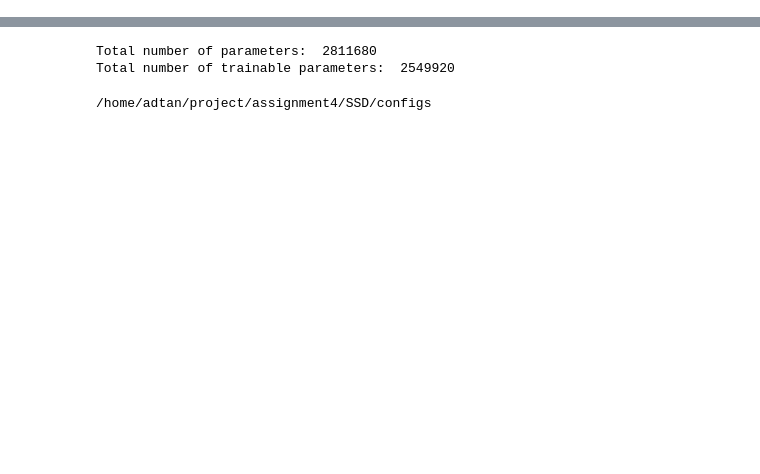
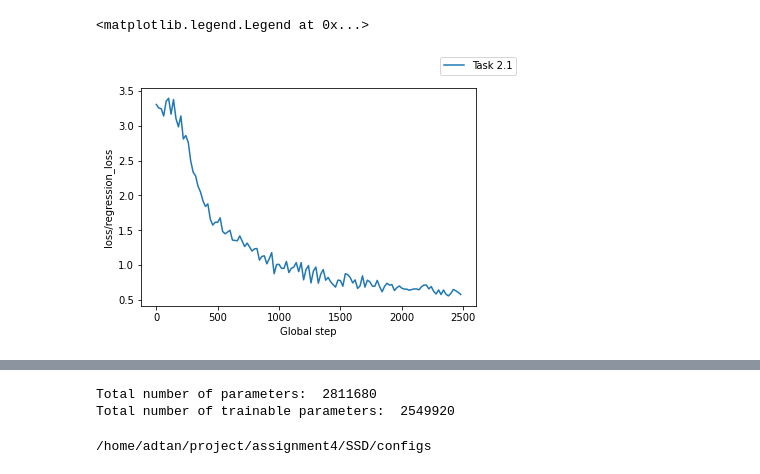
Before and after one commit to trolommonm/TDT4265_StarterCode, a Jupyter notebook: assignment4/SSD/notebooks/task21_plots.ipynb, the cells around one changed output, grey strips where cells are left out. Drawn from its saved outputs; the diff is of its cells as text; code cells hidden in the pictures; blank space fills up the shorter version.

```diff
--- a/assignment4/SSD/notebooks/task21_plots.ipynb
+++ b/assignment4/SSD/notebooks/task21_plots.ipynb
@@ -61,0 +34,8 @@ Text(0.5, 0, 'Global step')
+# %%
+# plot regression loss
+# plot mAP@0.5:0.95
+fig, ax = plot([task21_logs], ["Task 2.1"], "loss/regression_loss")
+fig.legend()
+# %% [output]
+<matplotlib.legend.Legend at 0x...>
+[figure, added]
```
Also changed, not shown: parts of 12 cells of this notebook, 6 other files.
